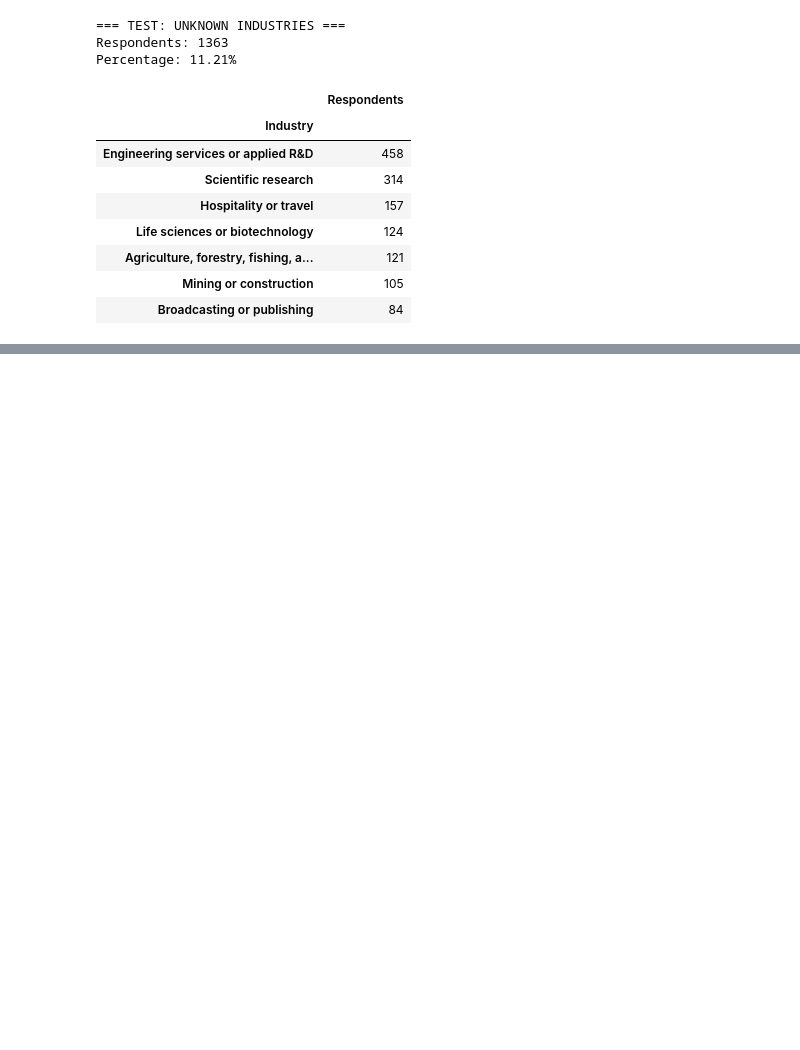
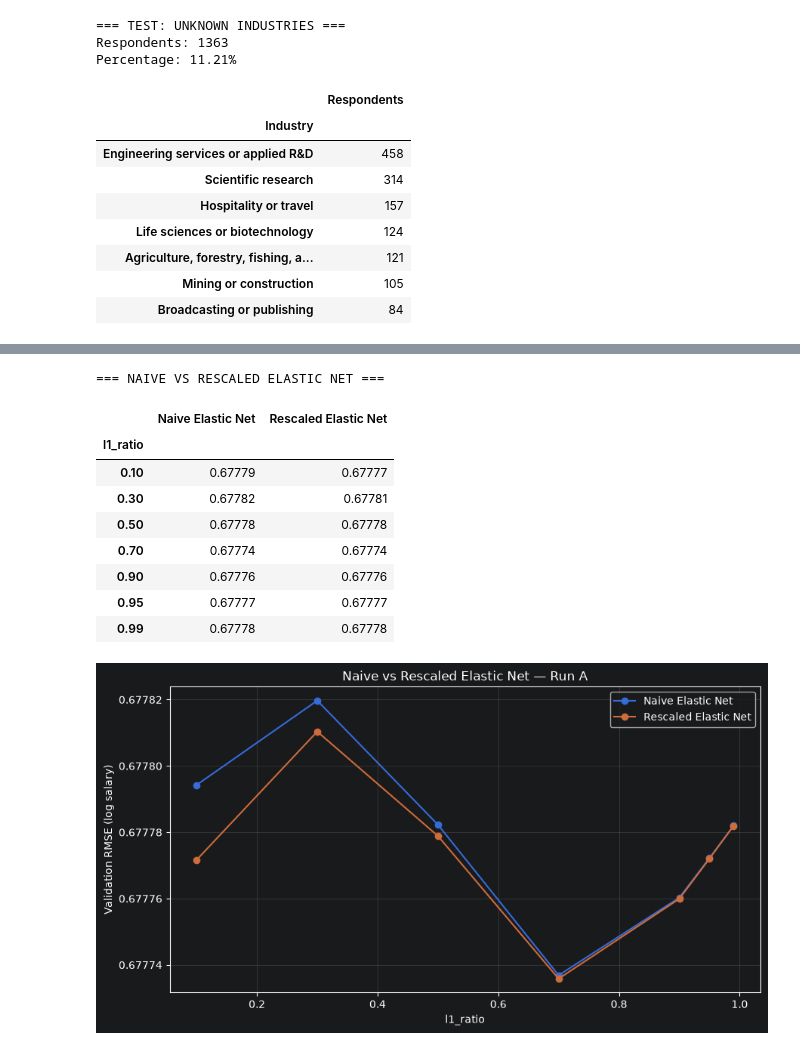
Before and after one commit to hsdeveloper6/dev-salary-intelligence, a Jupyter notebook: CURRENTmodeling.ipynb, the cells around one changed output, grey strips where cells are left out. Cells and saved outputs as stored; diff of their text form; code cells hidden in the pictures; blank space fills up the shorter version.

Commit message:
Phase 7 - Training & Validation

```diff
--- a/CURRENTmodeling.ipynb
+++ b/CURRENTmodeling.ipynb
@@ -1629,0 +2142,58 @@ Percentage: 11.21%
+# %%
+# ============================================================
+# PHASE 7d — NAIVE VS RESCALED CHART
+# ============================================================
+
+from pathlib import Path
+import matplotlib.pyplot as plt
+
+curve = pd.DataFrame(
+    {
+        "Naive Elastic Net": [
+            best[f"naive_r{ratio}"][0]
+            for ratio in L1_RATIOS
+        ],
+        "Rescaled Elastic Net": [
+            best[f"resc_r{ratio}"][0]
+            for ratio in L1_RATIOS
+        ]
+    },
+    index=pd.Index(L1_RATIOS, name="l1_ratio")
+)
+
+print("=== NAIVE VS RESCALED ELASTIC NET ===")
+display(curve.round(5))
+
+ax = curve.plot(
+    marker="o",
+    figsize=(9, 5),
+    title=f"Naive vs Rescaled Elastic Net — Run {RUN}"
+)
+
+ax.set_xlabel("l1_ratio")
+ax.set_ylabel("Validation RMSE (log salary)")
+ax.grid(alpha=0.25)
+
+plt.tight_layout()
+
+Path("results").mkdir(exist_ok=True)
+
+plt.savefig(
+    f"results/naive_vs_rescaled_{RUN}.png",
+    dpi=200,
+    bbox_inches="tight"
+)
+
+plt.show()
+# %% [output]
+=== NAIVE VS RESCALED ELASTIC NET ===
+|  | Naive Elastic Net | Rescaled Elastic Net |
+| l1_ratio |  |  |
+| 0.10 | 0.67779 | 0.67777 |
+| 0.30 | 0.67782 | 0.67781 |
+| 0.50 | 0.67778 | 0.67778 |
+| 0.70 | 0.67774 | 0.67774 |
+| 0.90 | 0.67776 | 0.67776 |
+| 0.95 | 0.67777 | 0.67777 |
+| 0.99 | 0.67778 | 0.67778 |
+[figure, added]
```
Also changed, not shown: parts of 4 cells of this notebook.
